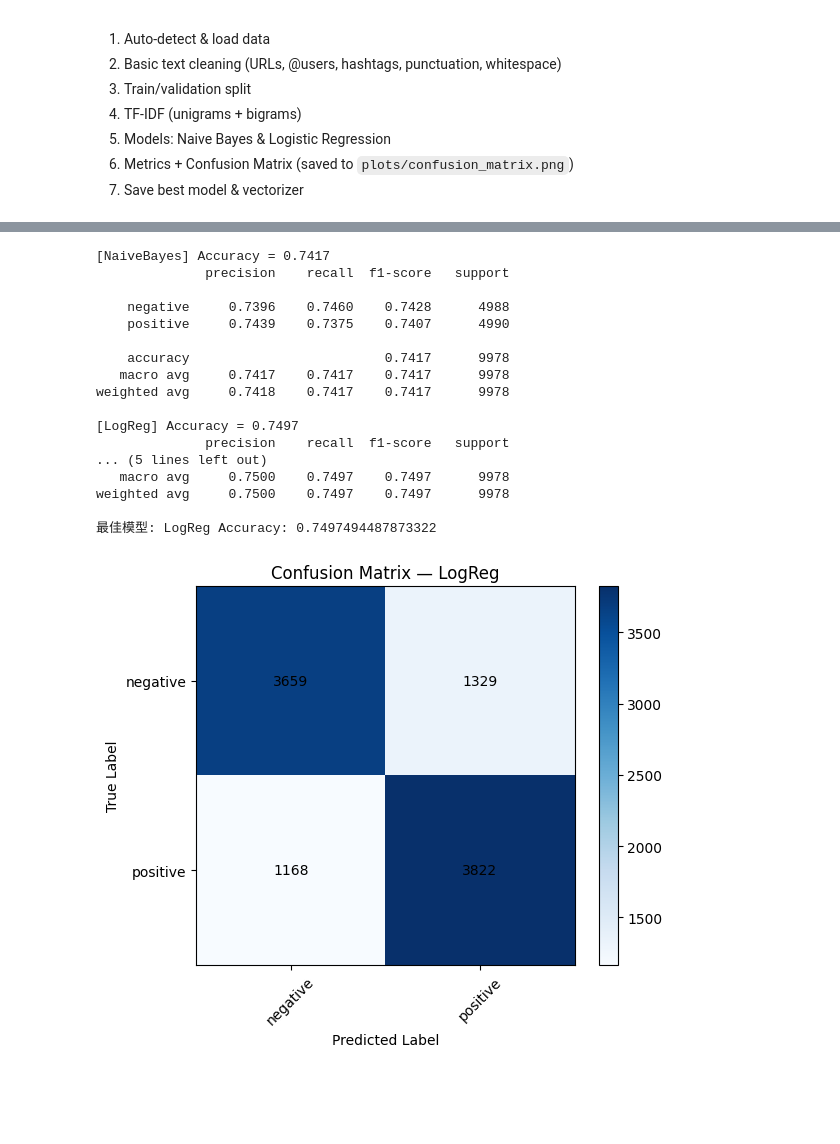
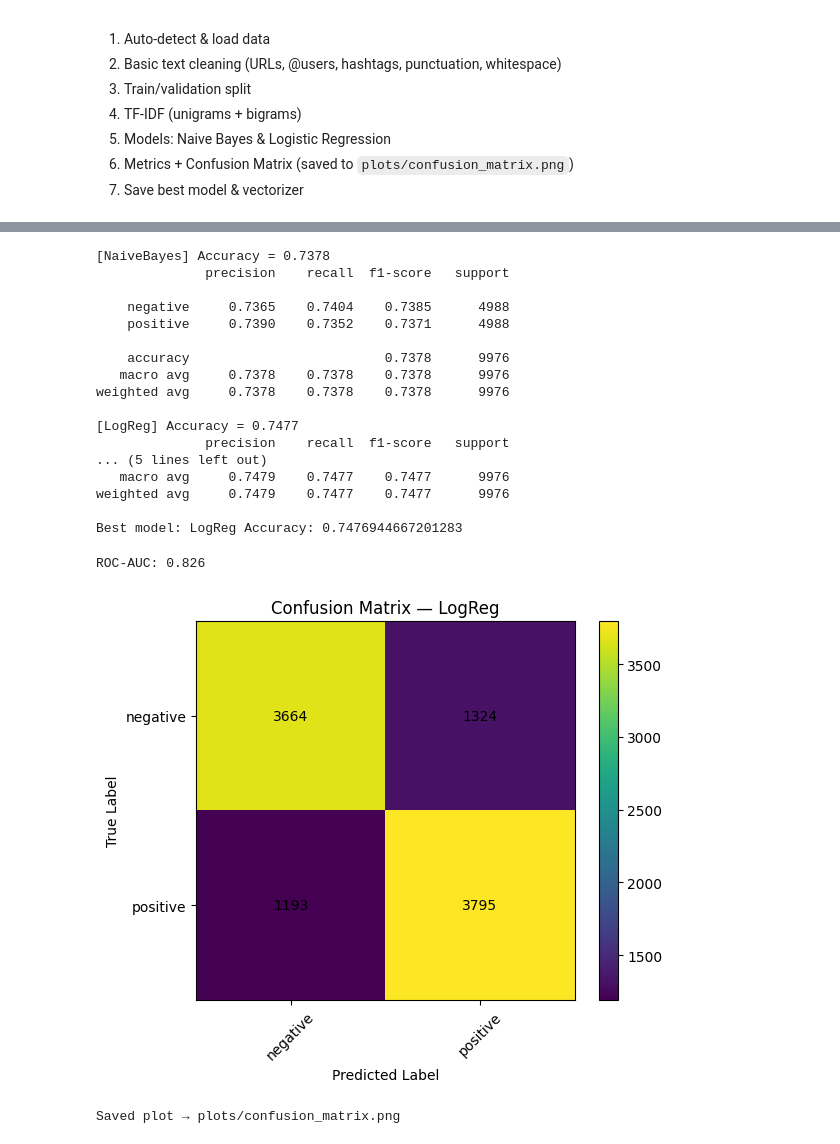
Before and after one commit to Joseph20041118/data-science-projects, a Jupyter notebook: data-science-projects-starter/data-science-projects/sentiment-analysis/notebook.ipynb, the cells around one changed output, grey strips where cells are left out. Drawn from its saved outputs; the diff is of its cells as text; code cells hidden in the pictures; blank space fills up the shorter version.

```diff
--- a/data-science-projects-starter/data-science-projects/sentiment-analysis/notebook.ipynb
+++ b/data-science-projects-starter/data-science-projects/sentiment-analysis/notebook.ipynb
@@ -89,11 +109,3 @@ Name: count, dtype: int64
 | 0 | ahhh i hope your ok | negative |
 | 1 | cool i have no tweet apps for my ... | negative |
 | 2 | i know just family drama its lame... | negative |
-# %%
-# 為了先測試流程，可以只抽 50,000 筆
-sample_size = 50000   # None 表示用全部 1.6M 筆
-if sample_size is not None and sample_size < len(df):
-    df = df.sample(sample_size, random_state=42).reset_index(drop=True)
-
-print("使用資料筆數:", df.shape)
-print(df["label"].value_counts())
@@ -134,10 +117,11 @@ X_train, X_valid, y_train, y_valid = train_test_split(
     X, y, test_size=0.2, random_state=42, stratify=y
 )
 
+# TF-IDF with unigrams + bigrams; adjust max_features for RAM/speed
 vectorizer = TfidfVectorizer(
     stop_words="english",
-    max_features=200000,   # 大一點 feature 空間
-    ngram_range=(1,2),     # unigram + bigram
+    max_features=200_000,   # try 20_000 if RAM is limited
+    ngram_range=(1, 2),
     min_df=2
 )
 
@@ -154,56 +138,82 @@ models = {
 }
 
 metrics = {}
-for name, m in models.items():
-    m.fit(X_train_vec, y_train)
-    preds = m.predict(X_valid_vec)
+reports = {}
+pred_store = {}
+
+for name, model in models.items():
+    model.fit(X_train_vec, y_train)
+    preds = model.predict(X_valid_vec)
+    pred_store[name] = preds
     acc = accuracy_score(y_valid, preds)
     metrics[name] = acc
+    reports[name] = classification_report(y_valid, preds, digits=4, zero_division=0)
     print(f"[{name}] Accuracy = {acc:.4f}")
-    print(classification_report(y_valid, preds, digits=4, zero_division=0))
+    print(reports[name])
 
 best_name = max(metrics, key=metrics.get)
 best_model = models[best_name]
-print("最佳模型:", best_name, "Accuracy:", metrics[best_name])
+best_preds = pred_store[best_name]
+print("Best model:", best_name, "Accuracy:", metrics[best_name])
 # %% [output]
-[NaiveBayes] Accuracy = 0.7417
+[NaiveBayes] Accuracy = 0.7378
               precision    recall  f1-score   support
 
-    negative     0.7396    0.7460    0.7428      4988
-    positive     0.7439    0.7375    0.7407      4990
+    negative     0.7365    0.7404    0.7385      4988
+    positive     0.7390    0.7352    0.7371      4988
 
-    accuracy                         0.7417      9978
-   macro avg     0.7417    0.7417    0.7417      9978
-weighted avg     0.7418    0.7417    0.7417      9978
+    accuracy                         0.7378      9976
+   macro avg     0.7378    0.7378    0.7378      9976
+weighted avg     0.7378    0.7378    0.7378      9976
 
-[LogReg] Accuracy = 0.7497
+[LogReg] Accuracy = 0.7477
               precision    recall  f1-score   support
 ... (5 lines left out)
-   macro avg     0.7500    0.7497    0.7497      9978
-weighted avg     0.7500    0.7497    0.7497      9978
+   macro avg     0.7479    0.7477    0.7477      9976
+weighted avg     0.7479    0.7477    0.7477      9976
 
-最佳模型: LogReg Accuracy: 0.7497494487873322
+Best model: LogReg Accuracy: 0.7476944667201283
+# %%
+# Works for binary sentiment (negative vs positive).
+# For ROC-AUC, we need probabilities. Prefer Logistic Regression if available.
+try:
+    if "LogReg" in models:
+        probs = models["LogReg"].predict_proba(X_valid_vec)[:, 1]
+    else:
+        probs = best_model.predict_proba(X_valid_vec)[:, 1]
+
+    # Map labels to {0,1}: negative→0, positive→1
+    y_valid_bin = (y_valid == "positive").astype(int)
+    auc = roc_auc_score(y_valid_bin, probs)
+    print("ROC-AUC:", round(auc, 4))
+except Exception as e:
+    print("ROC-AUC not computed:", e)
+# %% [output]
+ROC-AUC: 0.826
 # %%
 labels = sorted(y_valid.unique())
-preds = best_model.predict(X_valid_vec)
-cm = confusion_matrix(y_valid, preds, labels=labels)
+cm = confusion_matrix(y_valid, best_preds, labels=labels)
 
 plt.figure(figsize=(6,5))
-plt.imshow(cm, interpolation='nearest', cmap="Blues")
+plt.imshow(cm, interpolation='nearest')
 plt.title(f'Confusion Matrix — {best_name}')
 plt.colorbar()
 tick_marks = np.arange(len(labels))
 plt.xticks(tick_marks, labels, rotation=45)
 plt.yticks(tick_marks, labels)
 
+# Annotate counts
 for i in range(cm.shape[0]):
     for j in range(cm.shape[1]):
         plt.text(j, i, format(cm[i, j], 'd'), ha="center", va="center")
 
 plt.ylabel('True Label')
 plt.xlabel('Predicted Label')
 plt.tight_layout()
-plt.savefig("plots/confusion_matrix.png", dpi=150, bbox_inches='tight')
+out_path = "plots/confusion_matrix.png"
+plt.savefig(out_path, dpi=150, bbox_inches="tight")
 plt.show()
+print(f"Saved plot → {out_path}")
 # %% [output]
-[figure, old version]
+[figure, new version]
+Saved plot → plots/confusion_matrix.png
```
Also changed, not shown: parts of 8 cells of this notebook.
